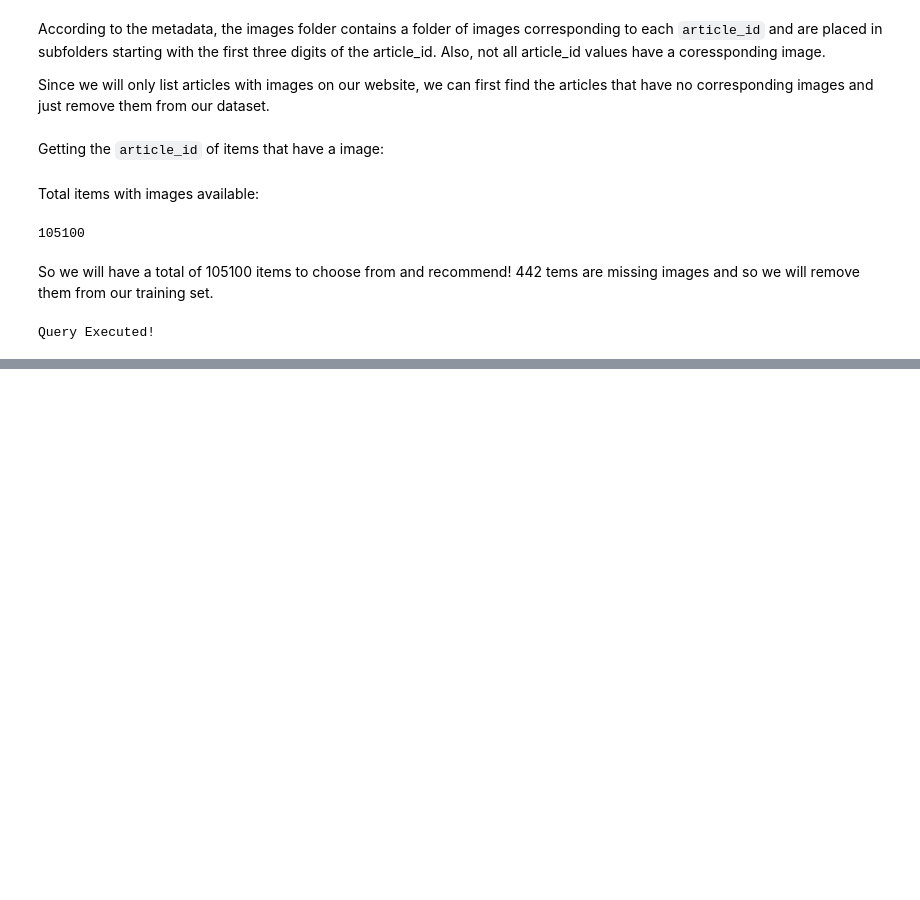
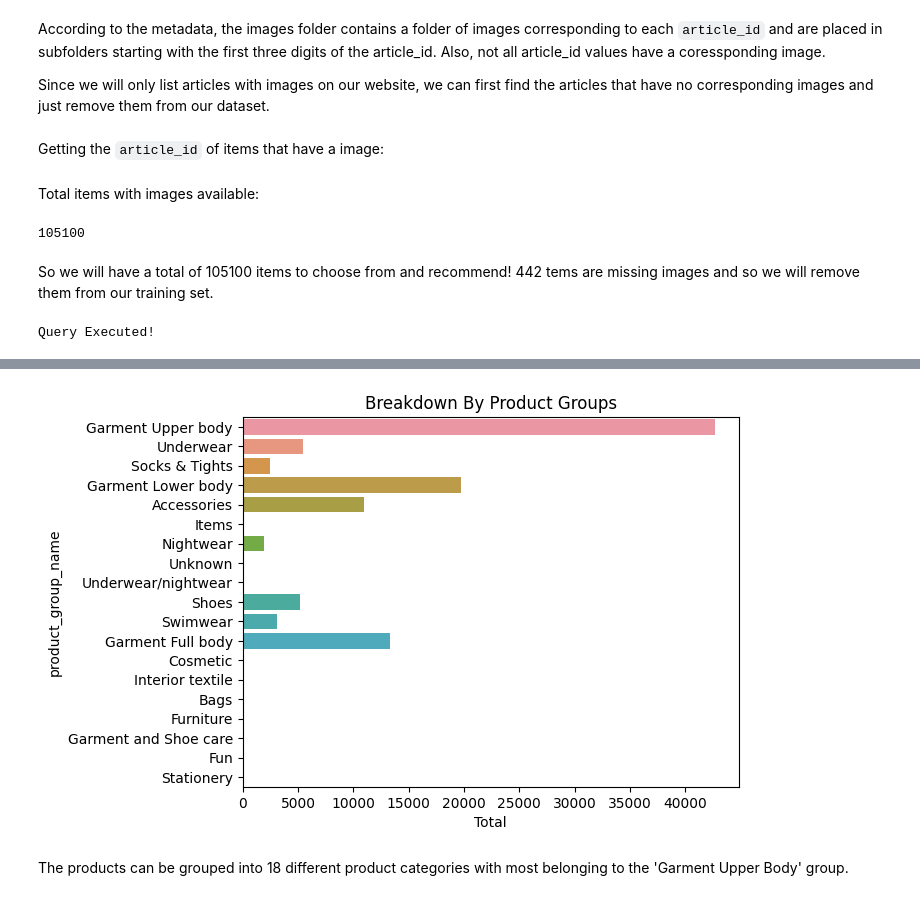
Before and after one commit to ALvee-611/RECBuildPlan, a Jupyter notebook: 2. Notebooks/articles_EDA.ipynb, the cells around one changed output, grey strips where cells are left out. Drawn from its saved outputs; the diff is of its cells as text; code cells hidden in the pictures; blank space fills up the shorter version.

```diff
--- a/2. Notebooks/articles_EDA.ipynb
+++ b/2. Notebooks/articles_EDA.ipynb
@@ -104,0 +170,11 @@ new_articles_df = items_all[items_all['article_id'].isin(all_articles)]
+# %%
+q = """
+SELECT
+    product_group_name, COUNT(*) AS Total
+FROM
+    articles_processed
+GROUP BY product_group_name;
+"""
+
+product_group = read_query(q)
+product_group
@@ -104,0 +200,9 @@ new_articles_df = items_all[items_all['article_id'].isin(all_articles)]
+# %%
+sns.barplot(y='product_group_name', x='Total', data=product_group)
+
+plt.title('Breakdown By Product Groups')
+plt.show()
+# %% [output]
+[figure, added]
+# %% [markdown]
+The products can be grouped into 18 different product categories with most belonging to the 'Garment Upper Body' group.
```
Also changed, not shown: parts of 15 cells of this notebook, 2 other files.
